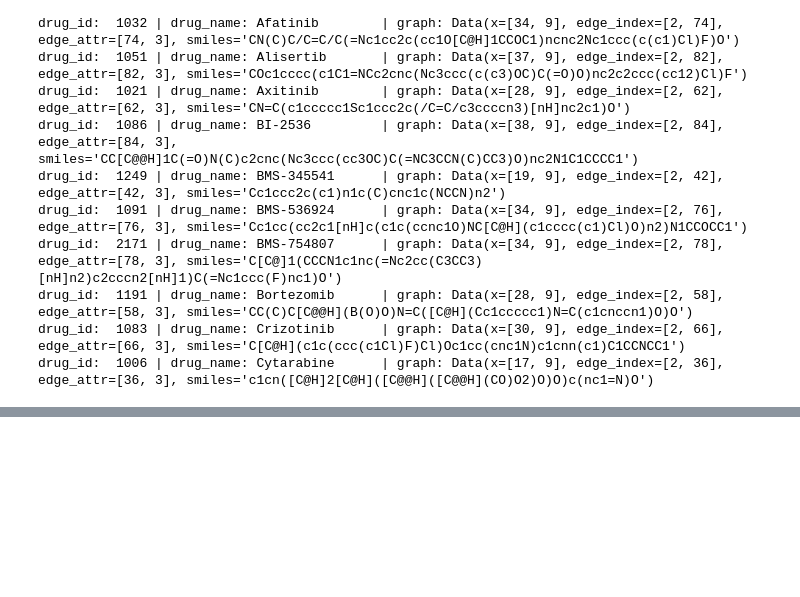
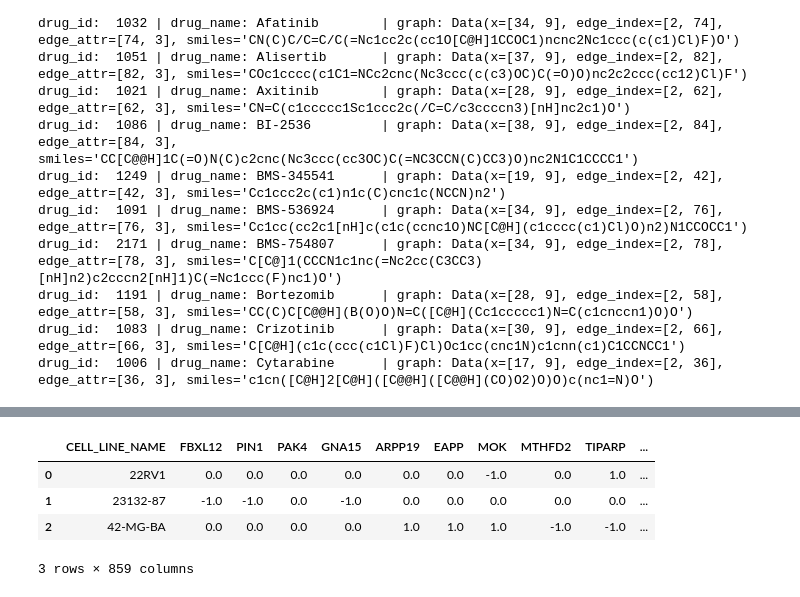
Before and after one commit to PeeteKeesel/gnn-for-drug-response-prediction, a Jupyter notebook: 15_summary_datasets.ipynb, the cells around one changed output, grey strips where cells are left out. Cells and saved outputs as stored; diff of their text form; code cells hidden in the pictures; blank space fills up the shorter version.

```diff
--- a/15_summary_datasets.ipynb
+++ b/15_summary_datasets.ipynb
@@ -483,0 +526,8 @@ if SAVE:
+# %%
+cnvg_sparse.head(3)
+# %% [output]
+|  | CELL_LINE_NAME | FBXL12 | PIN1 | PAK4 | GNA15 | ARPP19 | EAPP | MOK | MTHFD2 | TIPARP | ... |
+| 0 | 22RV1 | 0.0 | 0.0 | 0.0 | 0.0 | 0.0 | 0.0 | -1.0 | 0.0 | 1.0 | ... |
+| 1 | 23132-87 | -1.0 | -1.0 | 0.0 | -1.0 | 0.0 | 0.0 | 0.0 | 0.0 | 0.0 | ... |
+| 2 | 42-MG-BA | 0.0 | 0.0 | 0.0 | 0.0 | 1.0 | 1.0 | 1.0 | -1.0 | -1.0 | ... |
+3 rows × 859 columns
```
Also changed, not shown: parts of 11 cells of this notebook, 1 other file.
